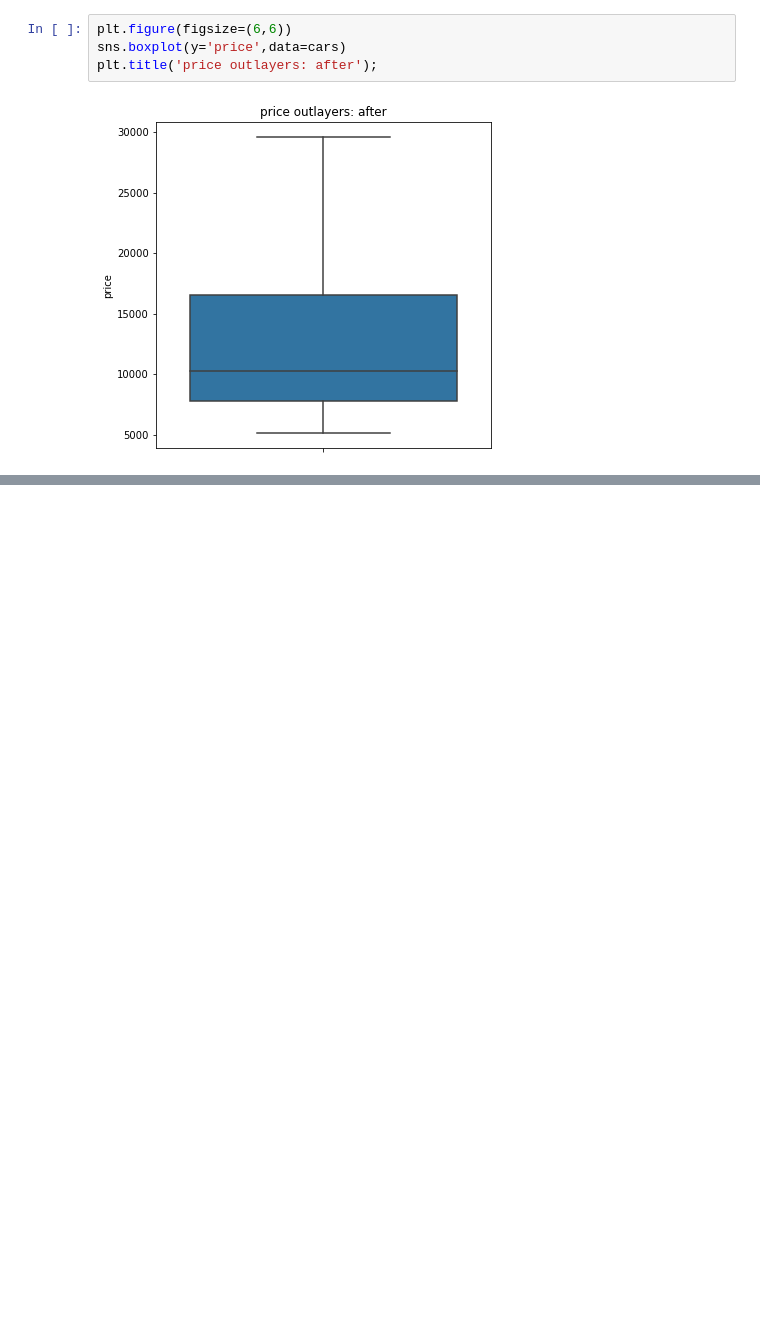
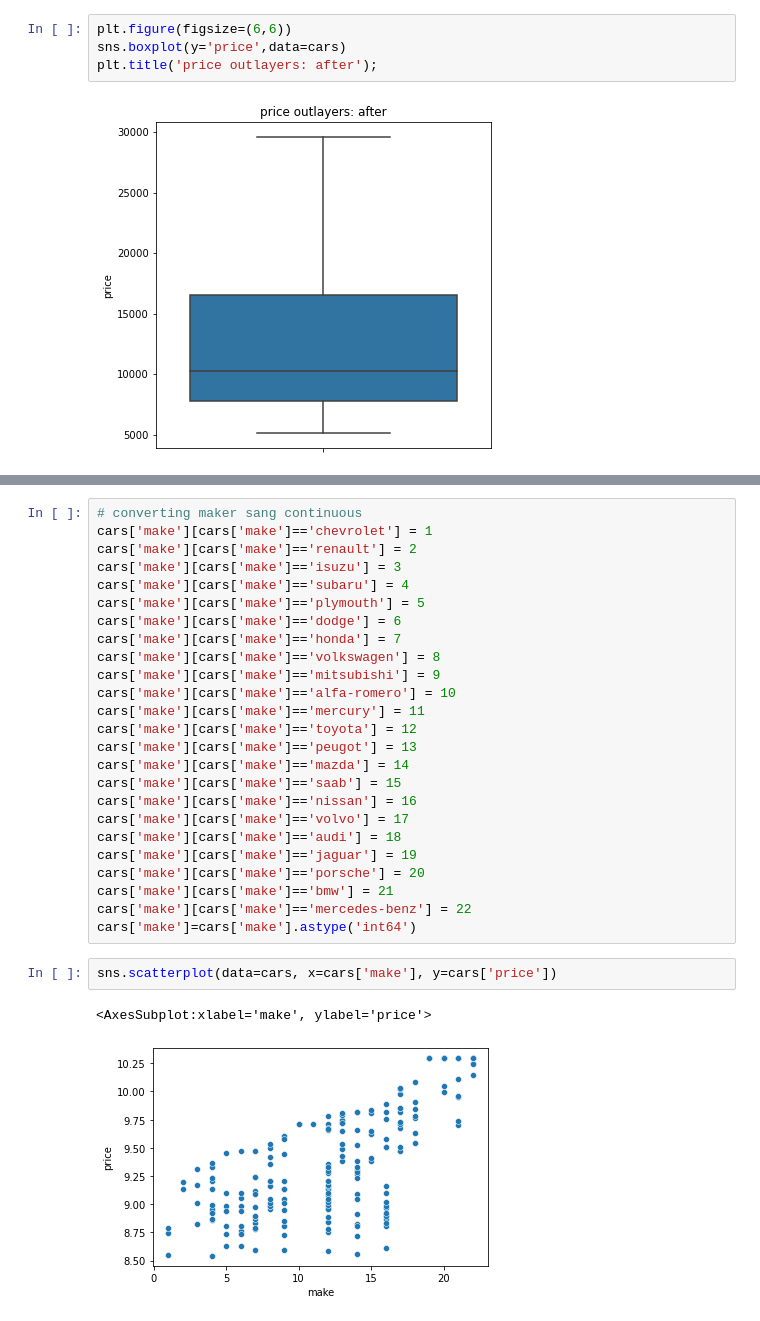
Before and after one commit to kieutridang/Data-Pre-processing-and-Analysis, a Jupyter notebook: final_assignment/LDS5_261_Project_1/FullName_project_Automobile.ipynb, the cells around one changed output, grey strips where cells are left out. Saved outputs shown, nothing was run; the diff lists cells and outputs as text; blank space fills up the shorter version.

```diff
--- a/final_assignment/LDS5_261_Project_1/FullName_project_Automobile.ipynb
+++ b/final_assignment/LDS5_261_Project_1/FullName_project_Automobile.ipynb
@@ -324,0 +367,30 @@ plt.title('price outlayers: after');
+# %%
+# converting maker sang continuous
+cars['make'][cars['make']=='chevrolet'] = 1
+cars['make'][cars['make']=='renault'] = 2
+cars['make'][cars['make']=='isuzu'] = 3
+cars['make'][cars['make']=='subaru'] = 4
+cars['make'][cars['make']=='plymouth'] = 5
+cars['make'][cars['make']=='dodge'] = 6
+cars['make'][cars['make']=='honda'] = 7
+cars['make'][cars['make']=='volkswagen'] = 8
+cars['make'][cars['make']=='mitsubishi'] = 9
+cars['make'][cars['make']=='alfa-romero'] = 10
+cars['make'][cars['make']=='mercury'] = 11
+cars['make'][cars['make']=='toyota'] = 12
+cars['make'][cars['make']=='peugot'] = 13
+cars['make'][cars['make']=='mazda'] = 14
+cars['make'][cars['make']=='saab'] = 15
+cars['make'][cars['make']=='nissan'] = 16
+cars['make'][cars['make']=='volvo'] = 17
+cars['make'][cars['make']=='audi'] = 18
+cars['make'][cars['make']=='jaguar'] = 19
+cars['make'][cars['make']=='porsche'] = 20
+cars['make'][cars['make']=='bmw'] = 21
+cars['make'][cars['make']=='mercedes-benz'] = 22
+cars['make']=cars['make'].astype('int64')
+# %%
+sns.scatterplot(data=cars, x=cars['make'], y=cars['price'])
+# %% [output]
+<AxesSubplot:xlabel='make', ylabel='price'>
+[figure, added]
```
Also changed, not shown: parts of 6 cells of this notebook.
